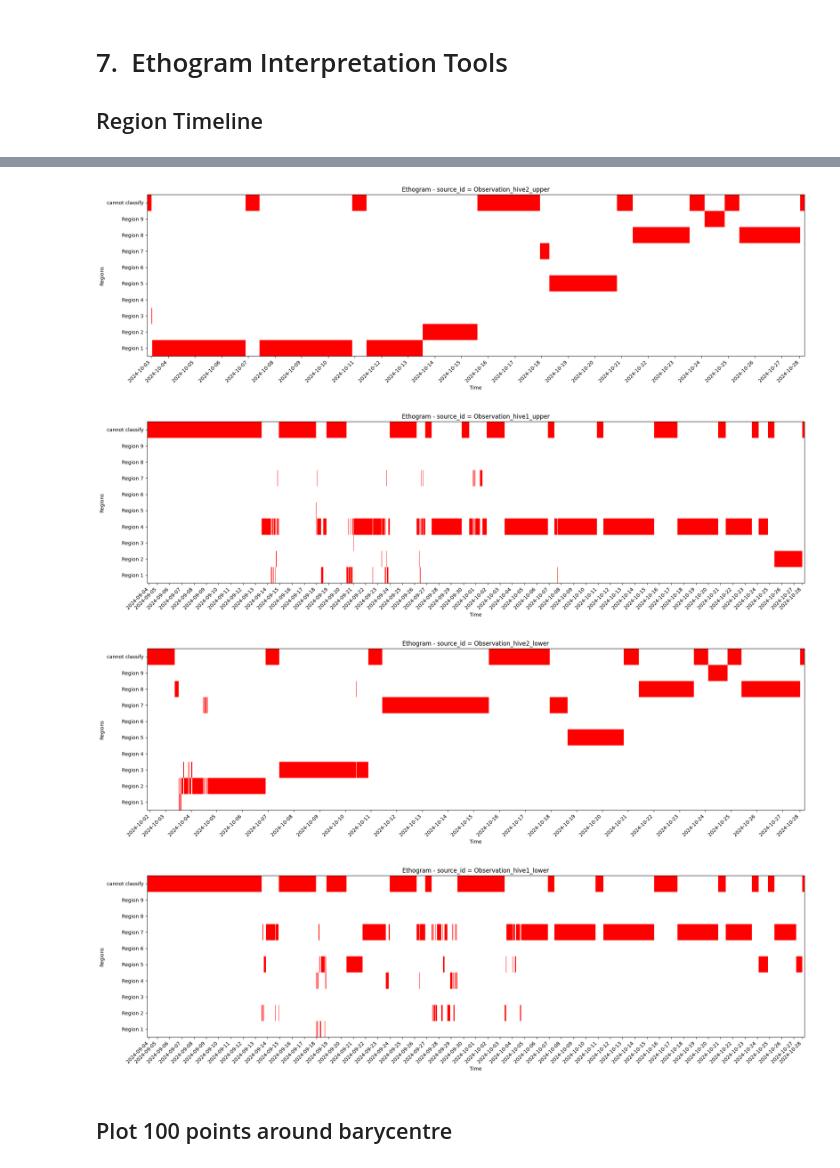
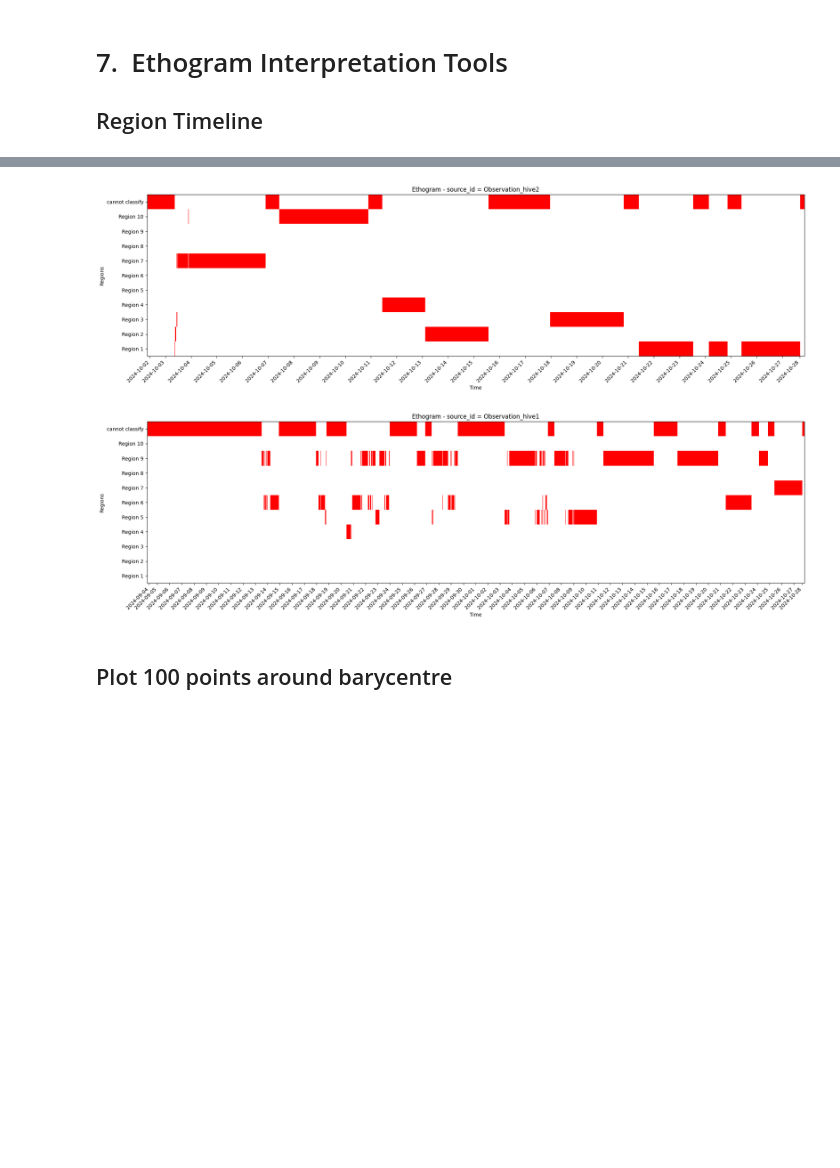
Before and after one commit to epfl-mobots/Ethogram-Generation, a Jupyter notebook: Ethogram_Generation.ipynb, the cells around one changed output, grey strips where cells are left out. Cells and saved outputs as stored; diff of their text form; code cells hidden in the pictures; blank space fills up the shorter version.

```diff
--- a/Ethogram_Generation.ipynb
+++ b/Ethogram_Generation.ipynb
@@ -416,7 +443,7 @@ for key, df in exps_dfs_dropna.items():
     df["real_timestamp"] = df.index
 
     # Add a source id column
-    df["source_id"] = f"{key[0]}_hive{key[1]}_{key[2]}"
+    df["source_id"] = _source_id(key)
 
     df_shifted.append(df)
 
@@ -440,7 +466,7 @@ if WideNormalisation:
     df_scaled = df_concat.copy()
     # We normalise all datasets together
     # Temperature columns
-    temp_cols = [f"t{i:02d}" for i in range(64)]
+    temp_cols = [f"t{i:03d}" for i in range(128)] if whole_hive else [f"t{i:02d}" for i in range(64)]
     if not all(col in df_scaled.columns for col in temp_cols):
         print("Warning: Not all temperature columns found in the DataFrame. Skipping temperature normalisation.")
     if all(col in df_scaled.columns for col in temp_cols):
@@ -452,7 +478,7 @@ if WideNormalisation:
         df_scaled[temp_cols] = (df_scaled[temp_cols] - temp_mean) / temp_std
 
     # CO2 columns
-    co2_cols = ["co2_L", "co2_R"]
+    co2_cols = ["co2_UL", "co2_UR", "co2_LL", "co2_LR"] if whole_hive else ["co2_L", "co2_R"]
     co2_mean = df_scaled[co2_cols].values.mean()
     co2_std = df_scaled[co2_cols].values.std()
 
@@ -682,7 +714,7 @@ parameters.waveletEdgeTrimSamples = 24 # Number of samples to trim from the edge
 
 # %%%%% NO NEED TO CHANGE THESE UNLESS MEMORY ERRORS OCCUR %%%%%%%%%%
 
-parameters.trainingSetSize = 9000  #% Total number of training set points to find.
+parameters.trainingSetSize = 6000  #% Total number of training set points to find.
                                  #% Increase or decrease based on
                                  #% available RAM. For reference, 36k is a
                                  #% good number with 64GB RAM.
@@ -1049,7 +1091,7 @@ for key, df in exps_dfs_dropna.items():
     df["real_timestamp"] = df.index
 
     # 2) add a source id column
-    df["source_id"] = f"{key[0]}_hive{key[1]}_{key[2]}"
+    df["source_id"] = _source_id(key)
 
     df_nat.append(df)
 
@@ -1094,7 +1136,7 @@ finite_wregs = wregs[np.isfinite(wregs) & (wregs > 0)]
 total_nreg = int(finite_wregs.max()) if finite_wregs.size else 0
 
 for key, full_dts_s in full_dts.items():
-    source_id = f"{key[0]}_hive{key[1]}_{key[2]}"
+    source_id = _source_id(key)
     stats_file = f'{parameters.projectPath}/Projections/{source_id}_pcaModes_uVals_outputStatistics.pkl'
     pca_file = f'{parameters.projectPath}/Projections/{source_id}_pcaModes.mat'
 
@@ -1127,37 +1169,35 @@ for key, full_dts_s in full_dts.items():
             df_nat.loc[(df_nat["real_timestamp"] == t) & (df_nat["source_id"] == source_id), "region"] = np.nan
 
     # Build ethogram from regions_lin
     w_arr = np.asarray(regions_lin)
     nreg = total_nreg
     E = np.zeros((nreg + 1, w_arr.size), dtype=np.uint8)
     for j, v in enumerate(w_arr):
         if not np.isfinite(v) or v <= 0:
             E[-1, j] = 1
         else:
             rid = int(round(v))
             if 1 <= rid <= nreg:
                 E[rid - 1, j] = 1
             else:
                 E[-1, j] = 1
 
     # Build day boundaries from the shared linear timestamps (even spacing)
     dates = full_dts_s.date
     change = np.flatnonzero(np.diff(dates.astype('datetime64[D]'))) + 1
     boundaries = list(change) + [len(full_dts_s)]
     dnames, counts, start = [], [], 0
     for b in boundaries:
         dnames.append(str(pd.to_datetime(dates[start]).date()))
         counts.append(b - start)
         start = b
     bounds = np.cumsum(counts).tolist()
 
     # Build & plot using the shared full_dts timeline
     plot_ethogram(E, nreg, dnames, bounds, counts, title=f"Ethogram - source_id = {source_id}", timestamps=full_dts_s)
 # %% [output]
-[figure, old version]
+[figure, new version]
-[figure, old version]
+[figure, new version]
-[figure, removed]
-[figure, removed]
 # %% [markdown]
 ## Plot 100 points around barycentre
 # %%
```
Also changed, not shown: parts of 33 cells of this notebook, 2 other files.
